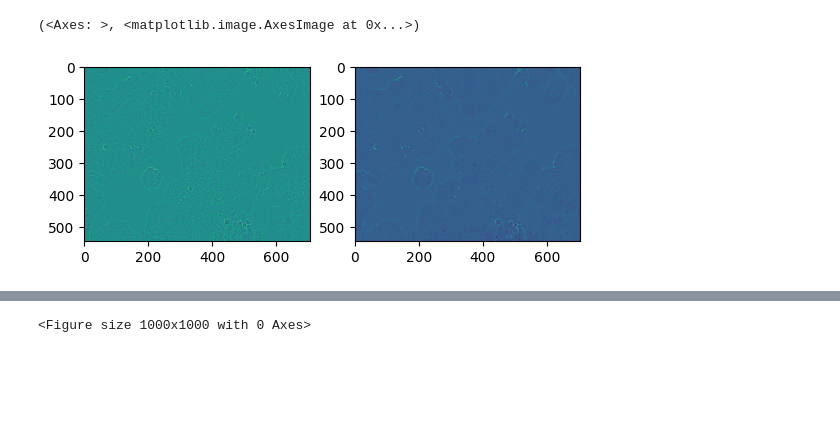
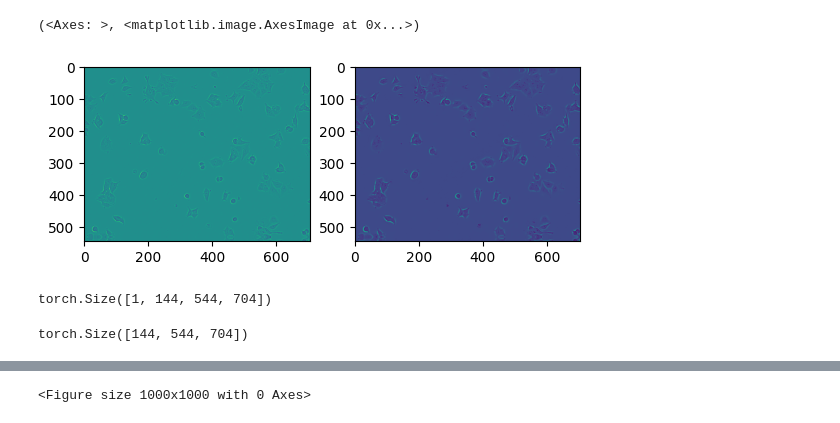
Before and after one commit to DzvinkaYarish/SwinIA-segmentation, a Jupyter notebook: notebooks/emergent_abilities_livecell.ipynb, the cells around one changed output, grey strips where cells are left out. Saved outputs shown, nothing was run; the diff lists cells and outputs as text; code cells hidden in the pictures; blank space fills up the shorter version.

```diff
--- a/notebooks/emergent_abilities_livecell.ipynb
+++ b/notebooks/emergent_abilities_livecell.ipynb
@@ -68,6 +97,7 @@ denoiser.to('cuda')
 # %%
 # to get feature map comment line 418 in noise2same/backbone/swinia.py
-index = 406
+# channel first
+index = 0
 denoiser.eval()
 with torch.no_grad():
     result = denoiser(data[index]['image'].unsqueeze(0).cuda())['image'].detach().cpu().numpy()
@@ -74,9 +120,17 @@ with torch.no_grad():
 # %%
-plt.subplot(1,2,1),plt.imshow(vectorized_orig.transpose(1, 2, 0))
-plt.subplot(1,2,2), plt.imshow(result.transpose(1, 2, 0))
+plt.subplot(1,2,1),plt.imshow(data[index]['image'].numpy().transpose(1, 2, 0))
+plt.subplot(1,2,2), plt.imshow(result[0].transpose(1, 2, 0))
 # %% [output]
 (<Axes: >, <matplotlib.image.AxesImage at 0x...>)
-[figure, old version]
+[figure, new version]
+# %%
+result.shape
+# %% [output]
+torch.Size([1, 144, 544, 704])
+# %%
+result[0].shape
+# %% [output]
+torch.Size([144, 544, 704])
 # %%
 vectorized_orig = (data[index]['image'] * data[index]['std'] + data[index]['mean']).numpy()
 target_shape = data[index]['shape']
```
Also changed, not shown: parts of 18 cells of this notebook, 4 other files.
